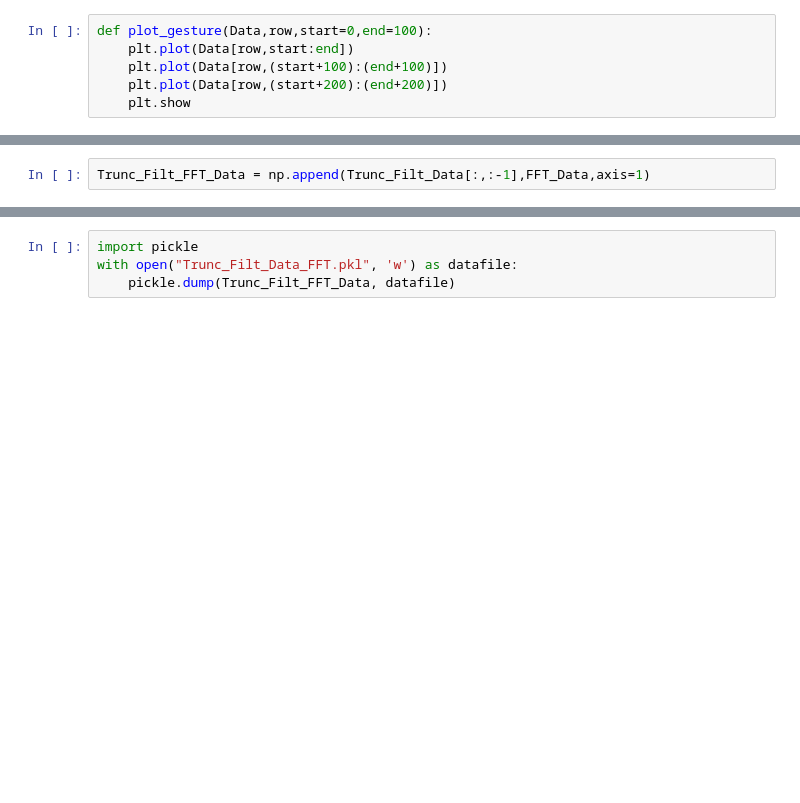
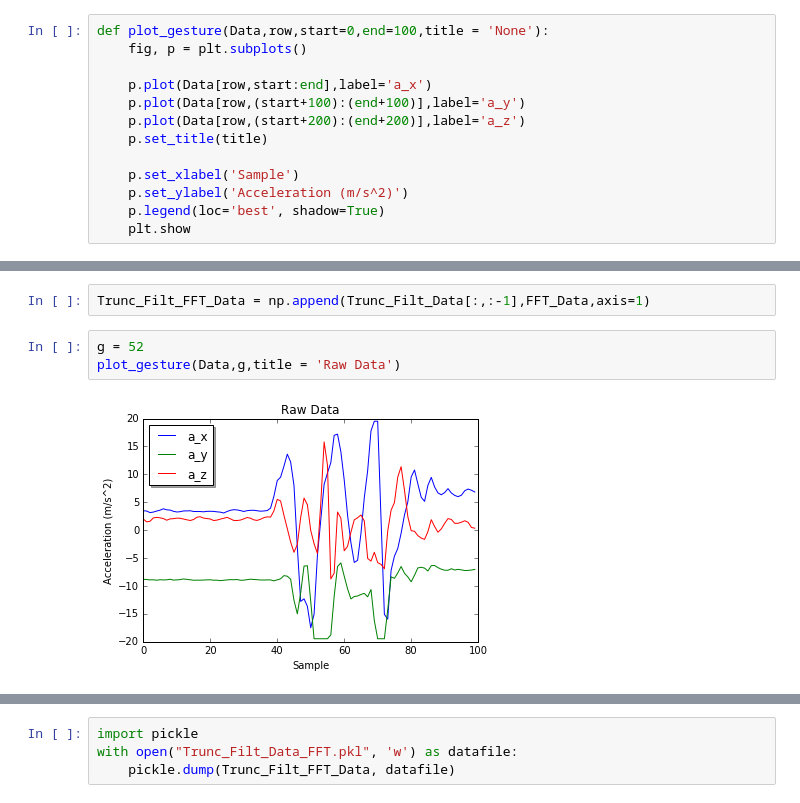
Before and after one commit to dkanarek12/metis_work, a Jupyter notebook: projects/05-Kojak/05-Kojak.ipynb, the cells around one changed output, grey strips where cells are left out. Drawn from its saved outputs; the diff is of its cells as text; blank space fills up the shorter version.

```diff
--- a/projects/05-Kojak/05-Kojak.ipynb
+++ b/projects/05-Kojak/05-Kojak.ipynb
@@ -214,10 +215,17 @@ def lowpass_filter(actual_data,alpha):
         filtered_data.append(new_reading)
     return filtered_data
 # %%
-def plot_gesture(Data,row,start=0,end=100):
-    plt.plot(Data[row,start:end])
-    plt.plot(Data[row,(start+100):(end+100)])
-    plt.plot(Data[row,(start+200):(end+200)])
+def plot_gesture(Data,row,start=0,end=100,title = 'None'):
+    fig, p = plt.subplots()
+
+    p.plot(Data[row,start:end],label='a_x')
+    p.plot(Data[row,(start+100):(end+100)],label='a_y')
+    p.plot(Data[row,(start+200):(end+200)],label='a_z')
+    p.set_title(title)
+
+    p.set_xlabel('Sample')
+    p.set_ylabel('Acceleration (m/s^2)')
+    p.legend(loc='best', shadow=True)
     plt.show
 # %%
 def apply_lowpass_filter(Data,alpha):
@@ -358,3 +331,8 @@ def add_fft(Data,n, includeAngle = False):
 FFT_Data = add_fft(Trunc_Filt_Data,40)
 # %%
 Trunc_Filt_FFT_Data = np.append(Trunc_Filt_Data[:,:-1],FFT_Data,axis=1)
+# %%
+g = 52
+plot_gesture(Data,g,title = 'Raw Data')
+# %% [output]
+[figure, added]
```
Also changed, not shown: parts of 35 cells of this notebook, 1 other file.
